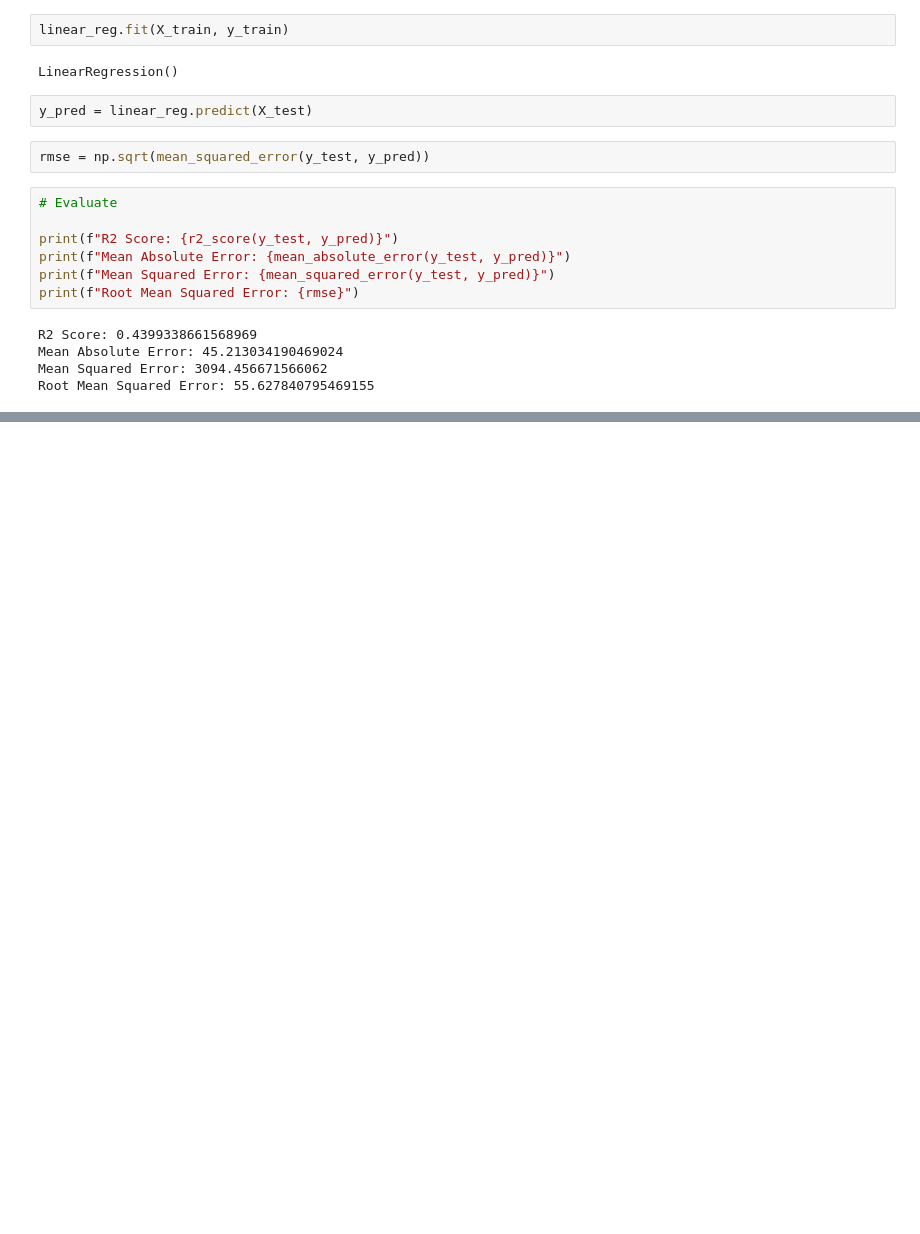
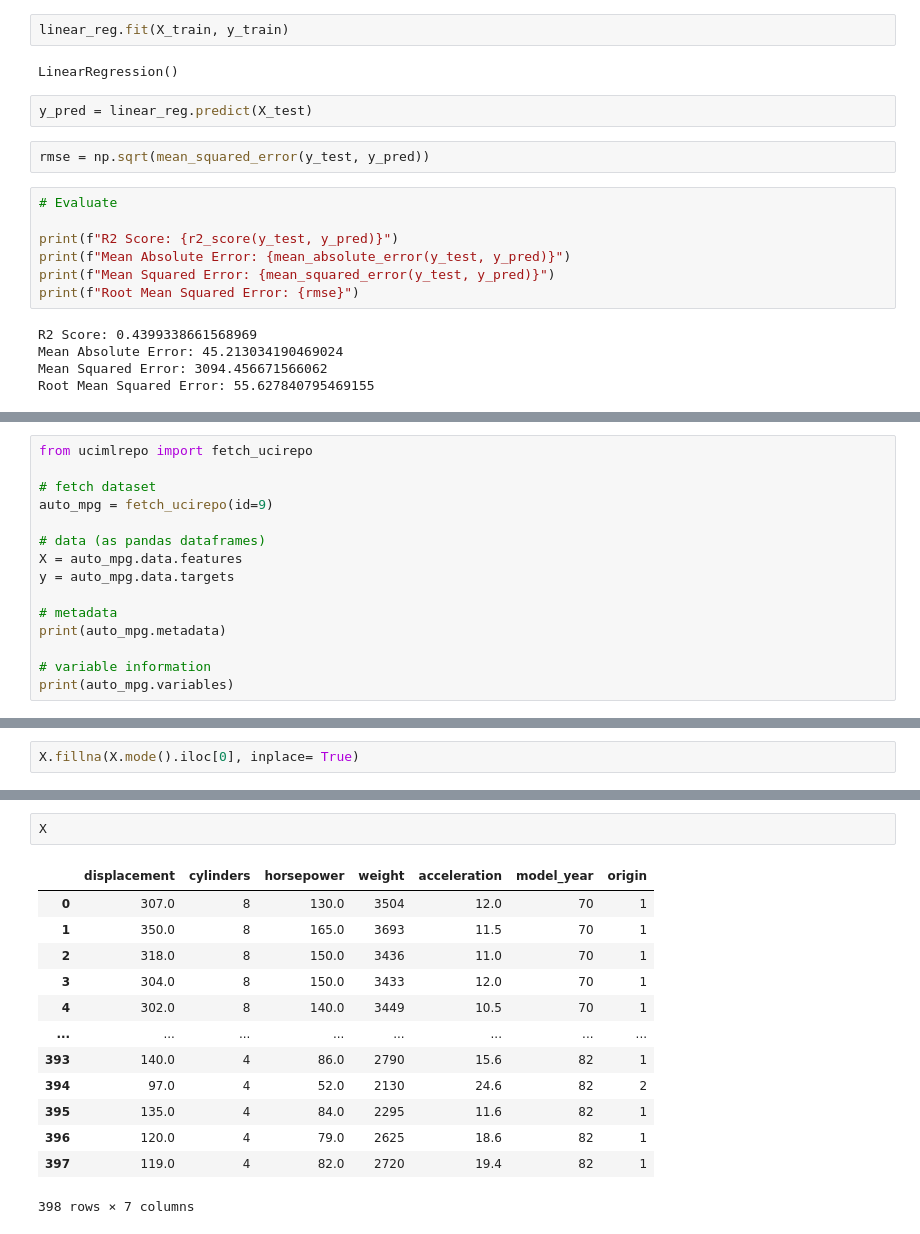
Before and after one commit to ydv-prince/ML-Practicals, a Jupyter notebook: workshop/regression.ipynb, the cells around one changed output, grey strips where cells are left out. Drawn from its saved outputs; the diff is of its cells as text; blank space fills up the shorter version.

```diff
--- a/workshop/regression.ipynb
+++ b/workshop/regression.ipynb
@@ -134,0 +141,15 @@ Root Mean Squared Error: 55.627840795469155
+# %%
+from ucimlrepo import fetch_ucirepo
+
+# fetch dataset
+auto_mpg = fetch_ucirepo(id=9)
+
+# data (as pandas dataframes)
+X = auto_mpg.data.features
+y = auto_mpg.data.targets
+
+# metadata
+print(auto_mpg.metadata)
+
+# variable information
+print(auto_mpg.variables)
@@ -134,0 +202,2 @@ Root Mean Squared Error: 55.627840795469155
+# %%
+X.fillna(X.mode().iloc[0], inplace= True)
@@ -134,0 +220,16 @@ Root Mean Squared Error: 55.627840795469155
+# %%
+X
+# %% [output]
+|  | displacement | cylinders | horsepower | weight | acceleration | model_year | origin |
+| 0 | 307.0 | 8 | 130.0 | 3504 | 12.0 | 70 | 1 |
+| 1 | 350.0 | 8 | 165.0 | 3693 | 11.5 | 70 | 1 |
+| 2 | 318.0 | 8 | 150.0 | 3436 | 11.0 | 70 | 1 |
+| 3 | 304.0 | 8 | 150.0 | 3433 | 12.0 | 70 | 1 |
+| 4 | 302.0 | 8 | 140.0 | 3449 | 10.5 | 70 | 1 |
+| ... | ... | ... | ... | ... | ... | ... | ... |
+| 393 | 140.0 | 4 | 86.0 | 2790 | 15.6 | 82 | 1 |
+| 394 | 97.0 | 4 | 52.0 | 2130 | 24.6 | 82 | 2 |
+| 395 | 135.0 | 4 | 84.0 | 2295 | 11.6 | 82 | 1 |
+| 396 | 120.0 | 4 | 79.0 | 2625 | 18.6 | 82 | 1 |
+| 397 | 119.0 | 4 | 82.0 | 2720 | 19.4 | 82 | 1 |
+398 rows × 7 columns
```
Also changed, not shown: parts of 13 cells of this notebook.
